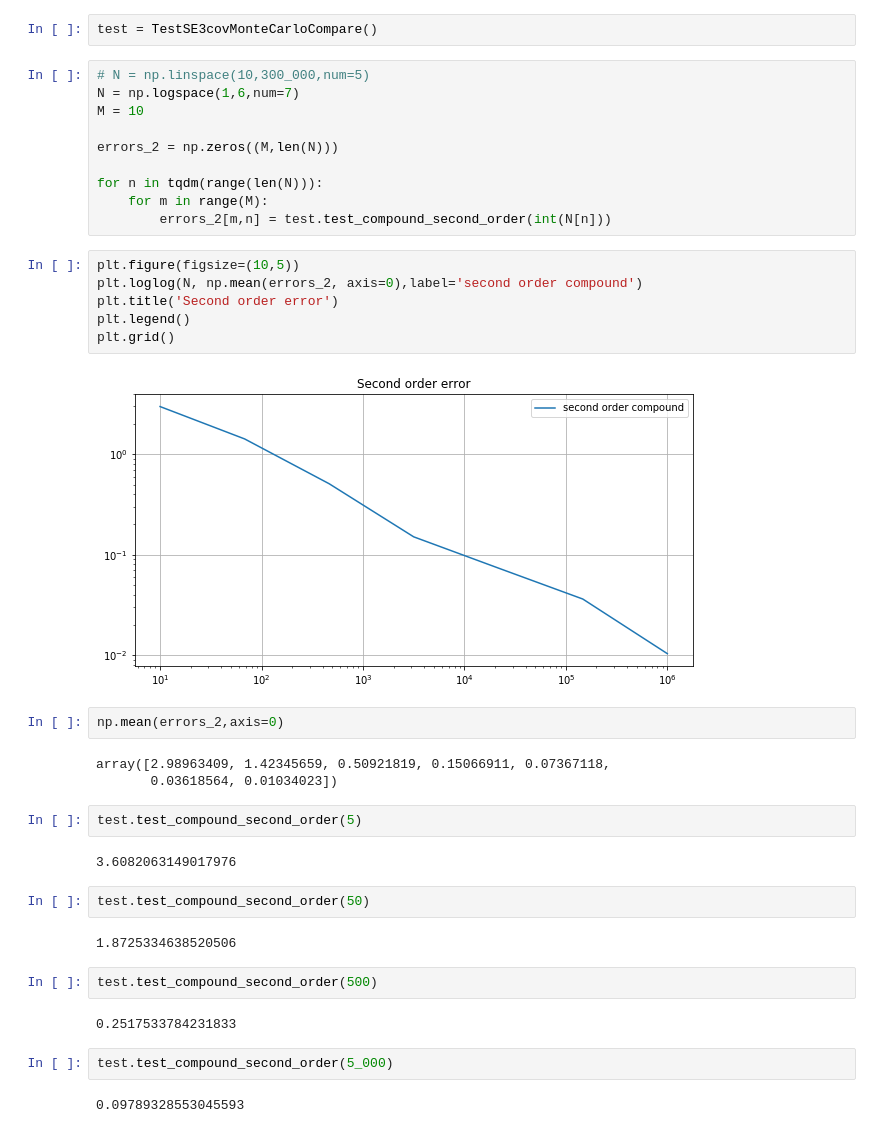
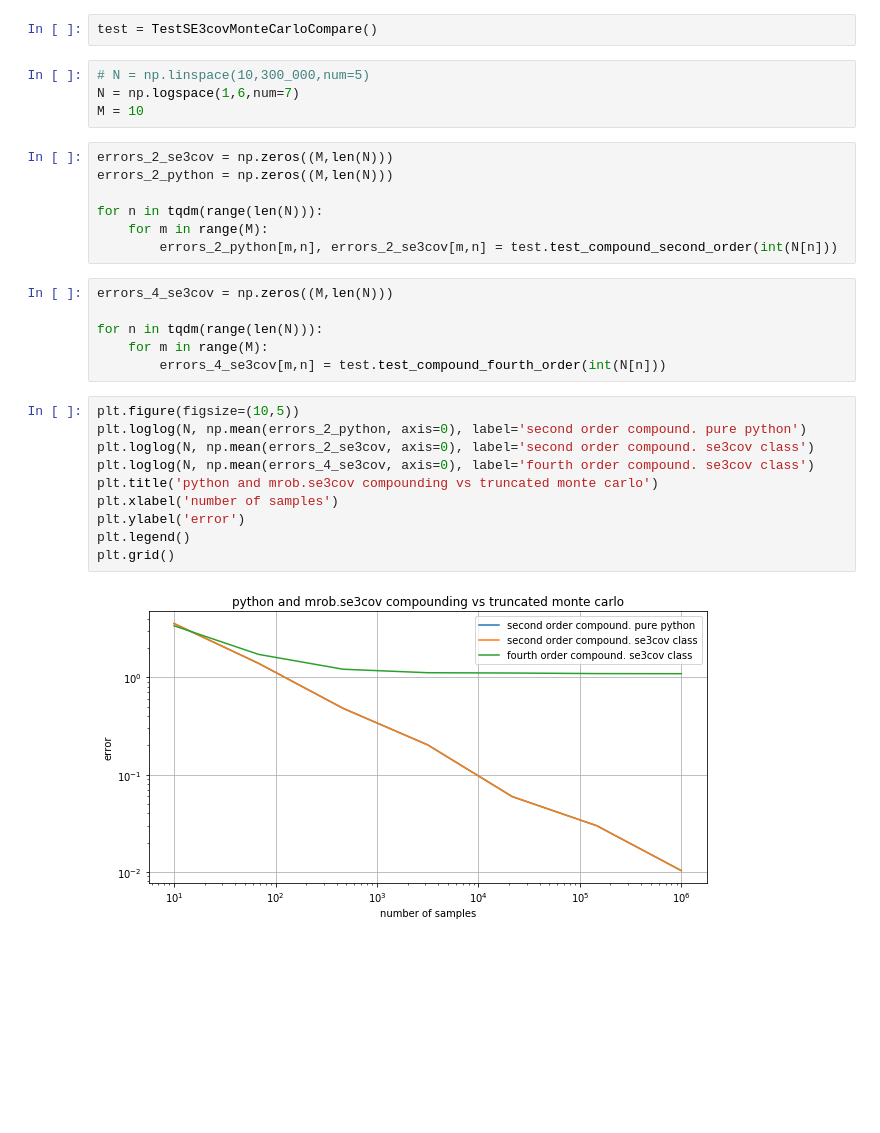
Before and after one commit to nosmokingsurfer/mrob_sandbox, a Jupyter notebook: truncated monte carlo.ipynb, the cells around one changed output. Drawn from its saved outputs; the diff is of its cells as text; blank space fills up the shorter version.

Commit message:
second order compound works now

```diff
--- a/truncated monte carlo.ipynb
+++ b/truncated monte carlo.ipynb
@@ -109,42 +125,32 @@ class TestSE3covMonteCarloCompare:
         return covariance
 # %%
 test = TestSE3covMonteCarloCompare()
+# %%
+# N = np.linspace(10,300_000,num=5)
+N = np.logspace(1,6,num=7)
+M = 10
+# %%
+errors_2_se3cov = np.zeros((M,len(N)))
+errors_2_python = np.zeros((M,len(N)))
+
+for n in tqdm(range(len(N))):
+    for m in range(M):
+        errors_2_python[m,n], errors_2_se3cov[m,n] = test.test_compound_second_order(int(N[n]))
 # %%
-# N = np.linspace(10,300_000,num=5)
-N = np.logspace(1,6,num=7)
-M = 10
-
-errors_2 = np.zeros((M,len(N)))
+errors_4_se3cov = np.zeros((M,len(N)))
 
 for n in tqdm(range(len(N))):
     for m in range(M):
-        errors_2[m,n] = test.test_compound_second_order(int(N[n]))
+        errors_4_se3cov[m,n] = test.test_compound_fourth_order(int(N[n]))
 # %%
 plt.figure(figsize=(10,5))
-plt.loglog(N, np.mean(errors_2, axis=0),label='second order compound')
-plt.title('Second order error')
+plt.loglog(N, np.mean(errors_2_python, axis=0), label='second order compound. pure python')
+plt.loglog(N, np.mean(errors_2_se3cov, axis=0), label='second order compound. se3cov class')
+plt.loglog(N, np.mean(errors_4_se3cov, axis=0), label='fourth order compound. se3cov class')
+plt.title('python and mrob.se3cov compounding vs truncated monte carlo')
+plt.xlabel('number of samples')
+plt.ylabel('error')
 plt.legend()
 plt.grid()
 # %% [output]
-[figure, old version]
+[figure, new version]
-# %%
-np.mean(errors_2,axis=0)
-# %% [output]
-array([2.98963409, 1.42345659, 0.50921819, 0.15066911, 0.07367118,
-       0.03618564, 0.01034023])
-# %%
-test.test_compound_second_order(5)
-# %% [output]
-3.6082063149017976
-# %%
-test.test_compound_second_order(50)
-# %% [output]
-1.8725334638520506
-# %%
-test.test_compound_second_order(500)
-# %% [output]
-0.2517533784231833
-# %%
-test.test_compound_second_order(5_000)
-# %% [output]
-0.09789328553045593
```
Also changed, not shown: parts of 10 cells of this notebook.
